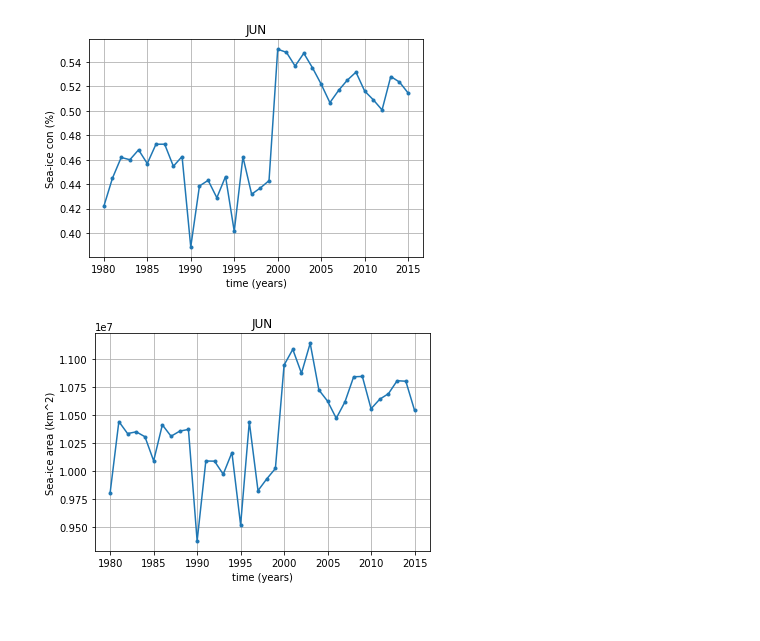
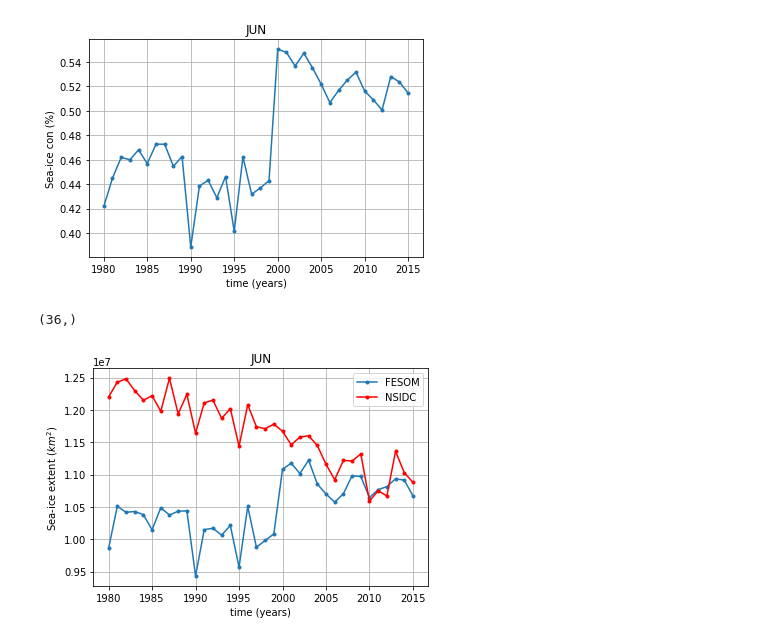
Before and after one commit to LAWTIDEBOY/pyfesom, a Jupyter notebook: codes/sertemp/plot_sea_ice_sertemp.ipynb, the cells around one changed output. Cells and saved outputs as stored; diff of their text form; code cells hidden in the pictures.

```diff
--- a/codes/sertemp/plot_sea_ice_sertemp.ipynb
+++ b/codes/sertemp/plot_sea_ice_sertemp.ipynb
@@ -141,7 +141,7 @@ for ind in range(0,len(years)):
      else:
          ice    = f.variables[var_id][dayind,0:mesh.n2d].sum(axis=0)
          ice    = ice / len(dayind)
-     arcsurf_ind = np.nonzero((mesh.y2>66.) & (ice>0.1))
+     arcsurf_ind = np.nonzero((mesh.y2>65.) & (ice>0.1))
      ICEAREA[ind,:]=np.sum(NodalAreaModel[arcsurf_ind])
      ICECON[ind,:] = ice
 
@@ -182,13 +182,55 @@ plt.savefig(savepath+'sertemp/SEAICECON_trend_'+str(first_year)+'_'+str(last_yea
 (753179,)
 (36,)
 [figure]
+# %%
+nsidc=array([12.2,
+12.43,
+12.48,
+12.3,
+12.15,
+12.22,
+11.98,
+12.49,
+11.94,
+12.24,
+11.64,
+12.11,
+12.15,
+11.87,
+12.02,
+11.44,
+12.08,
+11.74,
+11.71,
+11.78,
+11.67,
+11.46,
+11.58,
+11.6,
+11.45,
+11.16,
+10.92,
+11.22,
+11.21,
+11.32,
+10.59,
+10.75,
+10.67,
+11.36,
+11.03,
+10.88])
+print nsidc.shape
+# %% [output]
+(36,)
 # %%
 icearea=ICEAREA.mean(axis=1)/1e6
 plt.plot(years,icearea,'.-')
+plt.plot(years,nsidc*1e6,'.-r')
 plt.grid(True)
 plt.xlabel('time (years)')
-plt.ylabel('Sea-ice area (km^2)')
+plt.ylabel('Sea-ice extent ($km^2$)')
 plt.title(month)
+legend(['FESOM','NSIDC'])
 plt.savefig(savepath+'sertemp/SEAICEAREA_trend_'+str(first_year)+'_'+str(last_year)+'.png', dpi = dpicnt, bbox_inches='tight')
 # %% [output]
-[figure, old version]
+[figure, new version]
```
Also changed, not shown: 8 other files.
